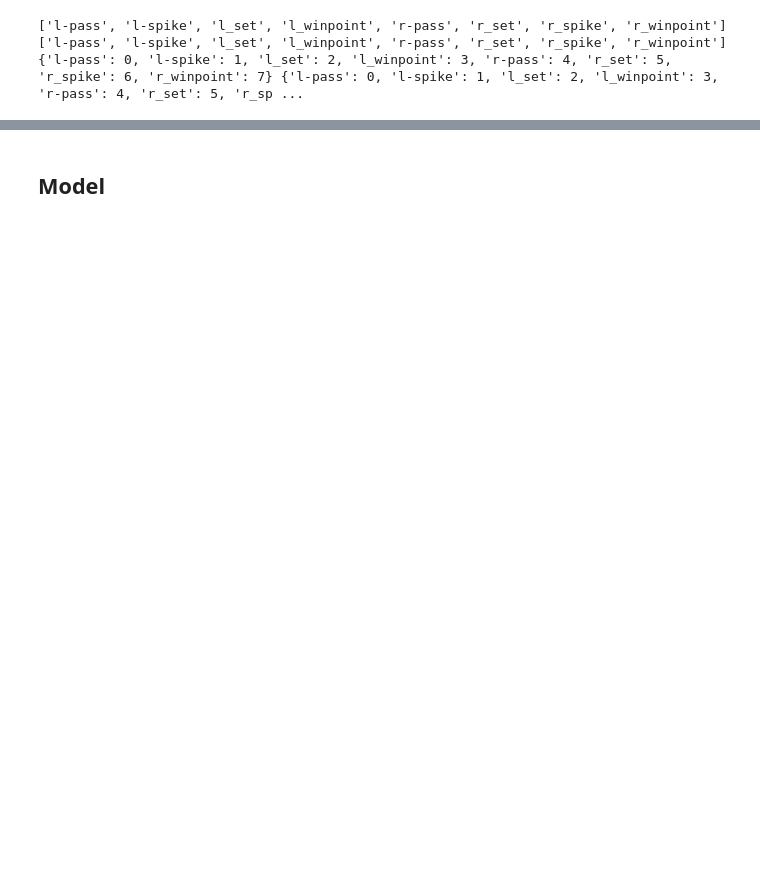
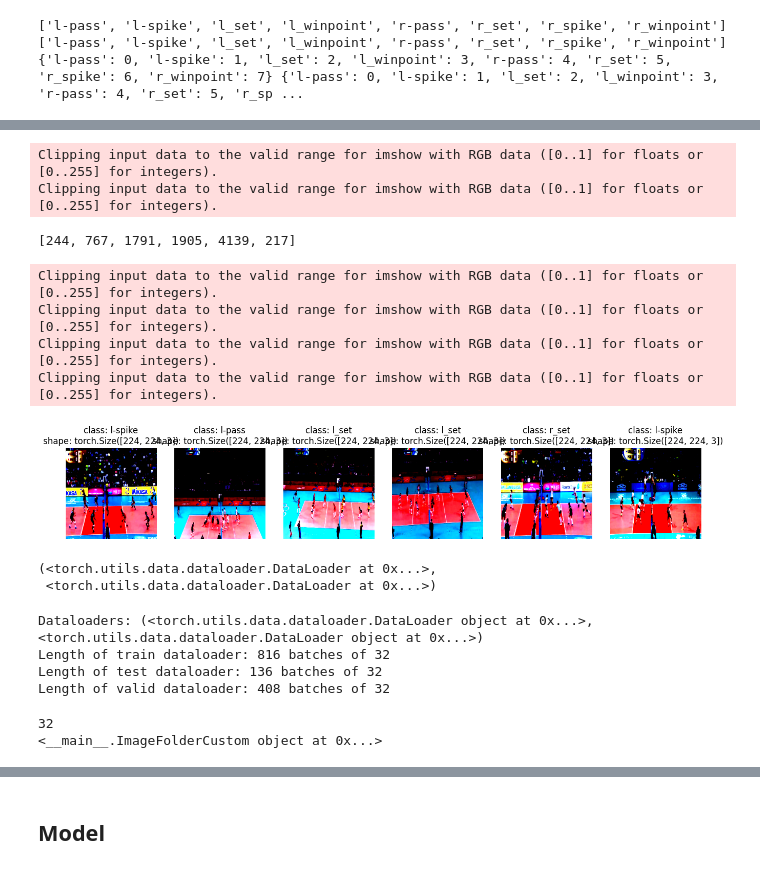
Before and after one commit to Fawzy-AI-Explorer/Group-Activity-Recognition, a Jupyter notebook: src/NoteBooks/explore.ipynb, the cells around one changed output, grey strips where cells are left out. Saved outputs shown, nothing was run; the diff lists cells and outputs as text; code cells hidden in the pictures; blank space fills up the shorter version.

```diff
--- a/src/NoteBooks/explore.ipynb
+++ b/src/NoteBooks/explore.ipynb
@@ -582,14 +564,53 @@ NameError: name 'display_random_images' is not defined
+# %%
+display_random_images(test_data_custom,
+                      n=6,
+                      classes=class_names,
+                      seed=None)
+# %% [output]
+Clipping input data to the valid range for imshow with RGB data ([0..1] for floats or [0..255] for integers).
+Clipping input data to the valid range for imshow with RGB data ([0..1] for floats or [0..255] for integers).
+[244, 767, 1791, 1905, 4139, 217]
+Clipping input data to the valid range for imshow with RGB data ([0..1] for floats or [0..255] for integers).
+Clipping input data to the valid range for imshow with RGB data ([0..1] for floats or [0..255] for integers).
+Clipping input data to the valid range for imshow with RGB data ([0..1] for floats or [0..255] for integers).
+Clipping input data to the valid range for imshow with RGB data ([0..1] for floats or [0..255] for integers).
+[figure, added]
 # %%
-# Turn train and test custom Dataset's into DataLoader's
-from torch.utils.data import DataLoader
-train_dataloader_custom = DataLoader(dataset=train_data_custom, # use custom created train Dataset
-                                     batch_size=32, # how many samples per batch?
+BATCH_SIZE = 32
+
+
+train_dataloader = DataLoader(dataset=train_data_custom, # use custom created train Dataset
+                                     batch_size=BATCH_SIZE, # how many samples per batch?
                                      num_workers=0, # how many subprocesses to use for data loading? (higher = more)
                                      shuffle=True) # shuffle the data?
 
-test_dataloader_custom = DataLoader(dataset=test_data_custom, # use custom created test Dataset
-                                    batch_size=32,
+test_dataloader = DataLoader(dataset=test_data_custom, # use custom created test Dataset
+                                    batch_size=BATCH_SIZE,
                                     num_workers=0,
                                     shuffle=False) # don't usually need to shuffle testing data
 
-train_dataloader_custom, test_dataloader_custom
+valid_dataloader = DataLoader(dataset=valid_data_custom, # use custom created test Dataset
+                                    batch_size=BATCH_SIZE,
+                                    num_workers=0,
+                                    shuffle=False) # don't usually need to shuffle testing data
+
+train_dataloader, test_dataloader, valid_dataloader
+# %% [output]
+(<torch.utils.data.dataloader.DataLoader at 0x...>,
+ <torch.utils.data.dataloader.DataLoader at 0x...>)
+# %%
+print(f"Dataloaders: {train_dataloader, test_dataloader}")
+print(f"Length of train dataloader: {len(train_dataloader)} batches of {BATCH_SIZE}")
+print(f"Length of test dataloader: {len(test_dataloader)} batches of {BATCH_SIZE}")
+print(f"Length of valid dataloader: {len(valid_dataloader)} batches of {BATCH_SIZE}")
+# %% [output]
+Dataloaders: (<torch.utils.data.dataloader.DataLoader object at 0x...>, <torch.utils.data.dataloader.DataLoader object at 0x...>)
+Length of train dataloader: 816 batches of 32
+Length of test dataloader: 136 batches of 32
+Length of valid dataloader: 408 batches of 32
+# %%
+print(train_dataloader.batch_size)
+print(test_dataloader.dataset)
+# %% [output]
+32
+<__main__.ImageFolderCustom object at 0x...>
```
Also changed, not shown: parts of 21 cells of this notebook.
